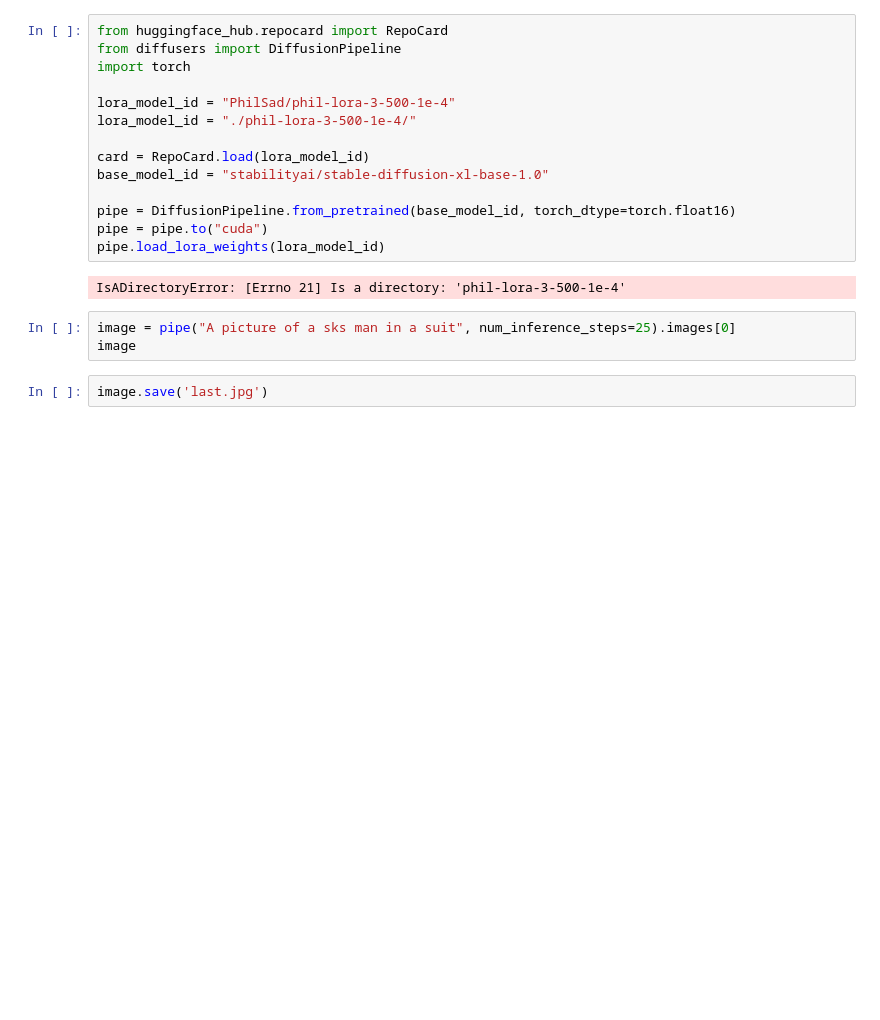
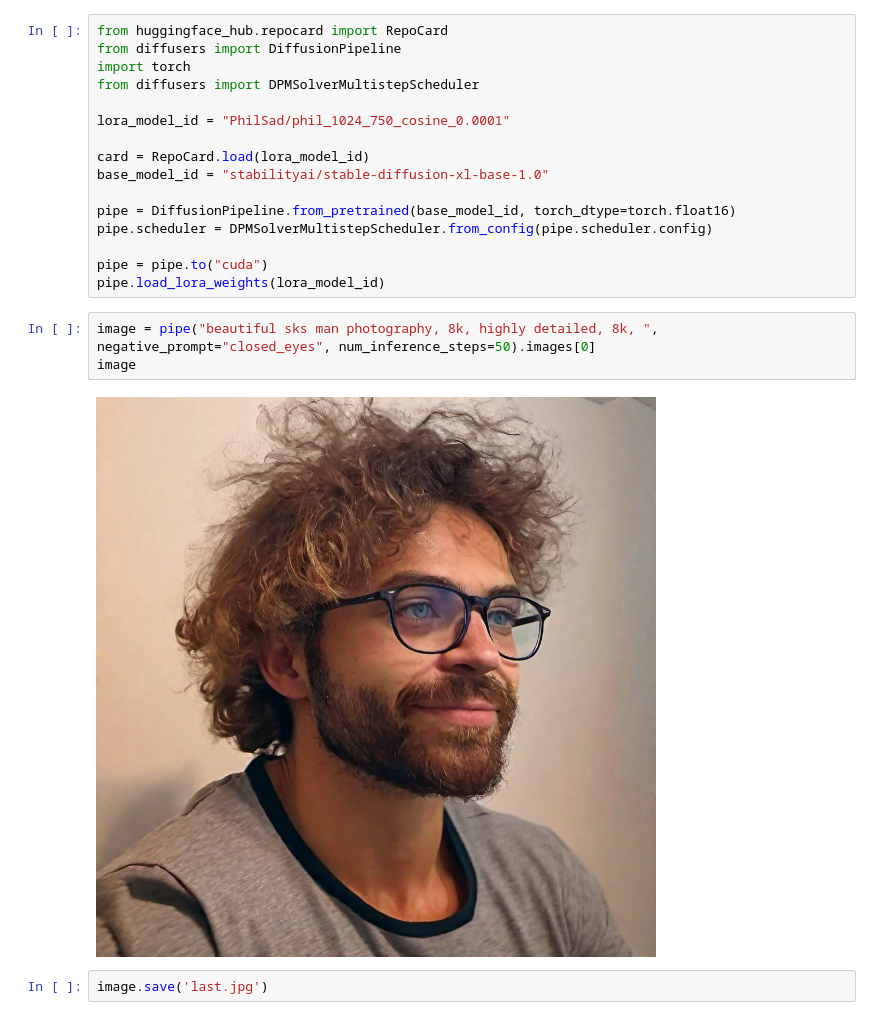
Before and after one commit to PhilSad/sd-xl-experiments, a Jupyter notebook: lora/inference.ipynb, the cells around one changed output. Saved outputs shown, nothing was run; the diff lists cells and outputs as text; blank space fills up the shorter version.

```diff
--- a/lora/inference.ipynb
+++ b/lora/inference.ipynb
@@ -2,21 +2,23 @@
 from huggingface_hub.repocard import RepoCard
 from diffusers import DiffusionPipeline
 import torch
+from diffusers import DPMSolverMultistepScheduler
 
-lora_model_id = "PhilSad/phil-lora-3-500-1e-4"
-lora_model_id = "./phil-lora-3-500-1e-4/"
+lora_model_id = "PhilSad/phil_1024_750_cosine_0.0001"
 
 card = RepoCard.load(lora_model_id)
 base_model_id = "stabilityai/stable-diffusion-xl-base-1.0"
 
 pipe = DiffusionPipeline.from_pretrained(base_model_id, torch_dtype=torch.float16)
+pipe.scheduler = DPMSolverMultistepScheduler.from_config(pipe.scheduler.config)
+
 pipe = pipe.to("cuda")
 pipe.load_lora_weights(lora_model_id)
-# %% [output]
-IsADirectoryError: [Errno 21] Is a directory: 'phil-lora-3-500-1e-4'
 # %%
-image = pipe("A picture of a sks man in a suit", num_inference_steps=25).images[0]
+image = pipe("beautiful sks man photography, 8k, highly detailed, 8k, ", negative_prompt="closed_eyes", num_inference_steps=50).images[0]
 image
+# %% [output]
+[figure, added]
 # %%
 image.save('last.jpg')
 # %%
```
Also changed, not shown: 3 other files.
